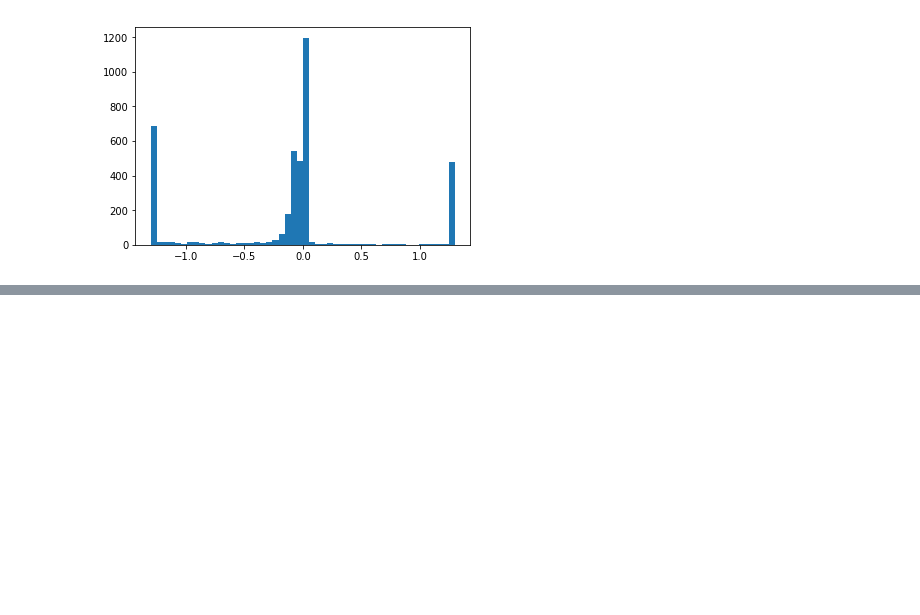
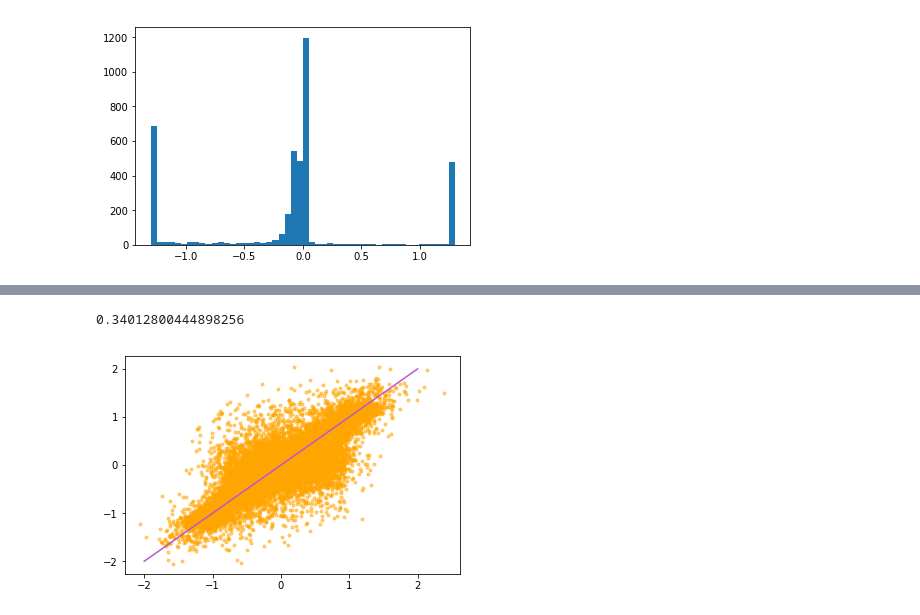
Before and after one commit to Max0u/RobotCar-SCIA, a Jupyter notebook: test_datasets.ipynb, the cells around one changed output, grey strips where cells are left out. Drawn from its saved outputs; the diff is of its cells as text; code cells hidden in the pictures; blank space fills up the shorter version.

```diff
--- a/test_datasets.ipynb
+++ b/test_datasets.ipynb
@@ -104,0 +115,17 @@ plt.show()
+# %%
+mod = md.build_model()
+mod.load_weights('../car_repo/models/model-0,0YUV.h5')
+imgs_pre = [img for img, _ in map(preprocess.preprocess, imgs)]
+preds = mod.predict(np.array(imgs_pre)).squeeze()
+# %%
+difference = np.abs(preds - angle)
+average_diff = np.mean(difference)
+
+print(average_diff)
+
+plt.scatter(preds, angle, marker='.', alpha=0.5, c='orange')
+plt.plot(np.linspace(-2, 2), np.linspace(-2, 2), c='mediumorchid')
+plt.show()
+# %% [output]
+0.34012800444898256
+[figure, added]
```
Also changed, not shown: parts of 8 cells of this notebook, 1 other file.
